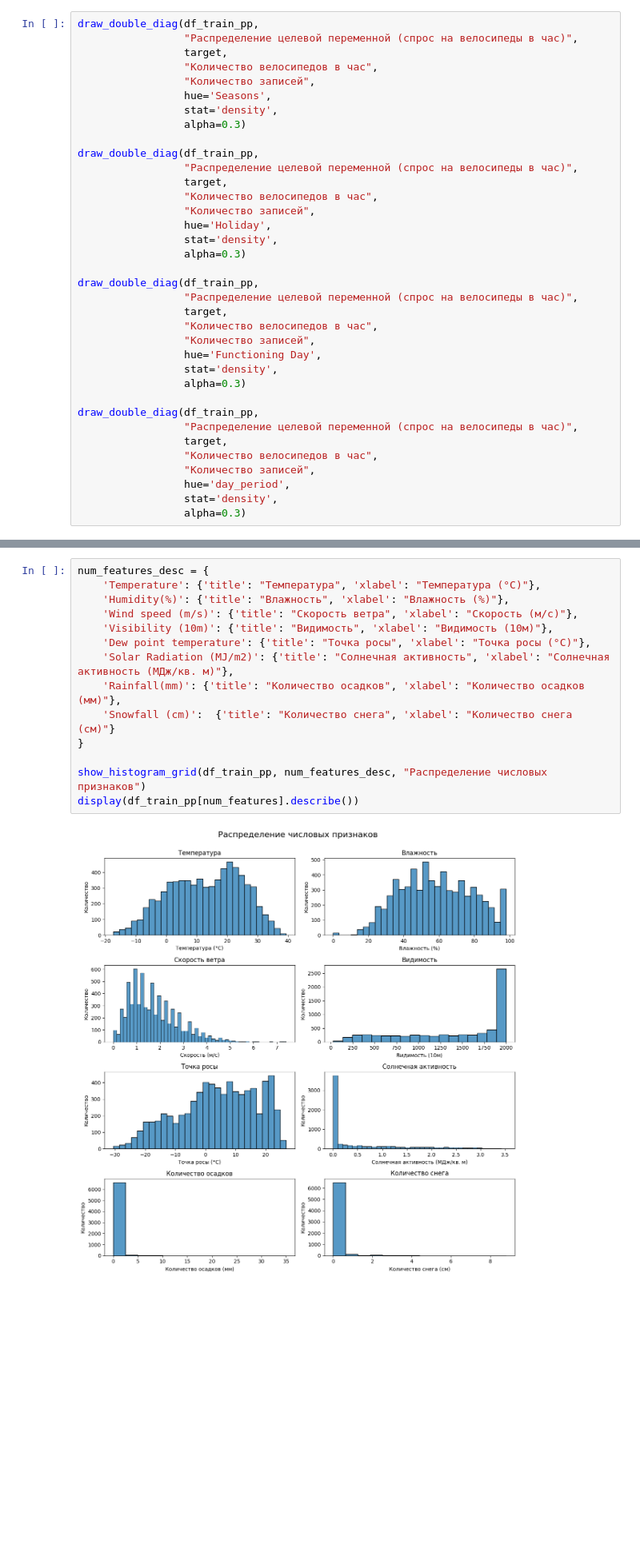
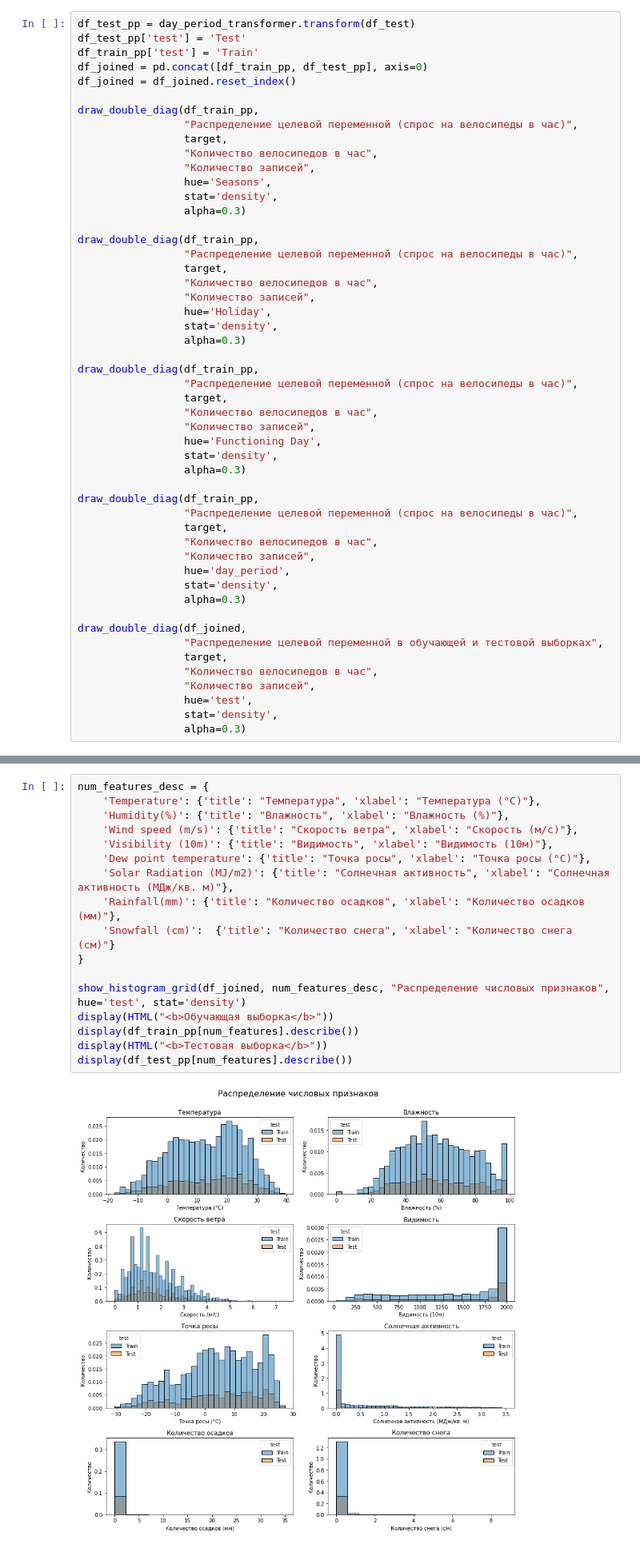
Before and after one commit to tvorogov-code/ds-yandex, a Jupyter notebook: notebooks/Проект спринта 14/ПрогнозСпросаBikeSouthНелинейныеМодели.ipynb, the cells around one changed output, grey strips where cells are left out. Shown at 80% size. Drawn from its saved outputs; the diff is of its cells as text; blank space fills up the shorter version.

```diff
--- a/notebooks/Проект спринта 14/ПрогнозСпросаBikeSouthНелинейныеМодели.ipynb
+++ b/notebooks/Проект спринта 14/ПрогнозСпросаBikeSouthНелинейныеМодели.ipynb
@@ -638,6 +979,12 @@ day_period
 # %% [markdown]
 - Исследуем распределение целевой переменной в зависимости от категориальных признаков:
 # %%
+df_test_pp = day_period_transformer.transform(df_test)
+df_test_pp['test'] = 'Test'
+df_train_pp['test'] = 'Train'
+df_joined = pd.concat([df_train_pp, df_test_pp], axis=0)
+df_joined = df_joined.reset_index()
+
 draw_double_diag(df_train_pp,
                  "Распределение целевой переменной (спрос на велосипеды в час)",
                  target,
@@ -673,4 +1020,13 @@ draw_double_diag(df_train_pp,
                  hue='day_period',
                  stat='density',
                  alpha=0.3)
+
+draw_double_diag(df_joined,
+                 "Распределение целевой переменной в обучающей и тестовой выборках",
+                 target,
+                 "Количество велосипедов в час",
+                 "Количество записей",
+                 hue='test',
+                 stat='density',
+                 alpha=0.3)
 # %% [output]
@@ -690,16 +1100,19 @@ draw_double_diag(df_train_pp,
 # %%
 num_features_desc = {
     'Temperature': {'title': "Температура", 'xlabel': "Температура (°C)"},
     'Humidity(%)': {'title': "Влажность", 'xlabel': "Влажность (%)"},
     'Wind speed (m/s)': {'title': "Скорость ветра", 'xlabel': "Скорость (м/с)"},
     'Visibility (10m)': {'title': "Видимость", 'xlabel': "Видимость (10м)"},
     'Dew point temperature': {'title': "Точка росы", 'xlabel': "Точка росы (°C)"},
     'Solar Radiation (MJ/m2)': {'title': "Солнечная активность", 'xlabel': "Солнечная активность (МДж/кв. м)"},
     'Rainfall(mm)': {'title': "Количество осадков", 'xlabel': "Количество осадков (мм)"},
     'Snowfall (cm)':  {'title': "Количество снега", 'xlabel': "Количество снега (см)"}
 }
 
-show_histogram_grid(df_train_pp, num_features_desc, "Распределение числовых признаков")
+show_histogram_grid(df_joined, num_features_desc, "Распределение числовых признаков", hue='test', stat='density')
+display(HTML("<b>Обучающая выборка</b>"))
 display(df_train_pp[num_features].describe())
+display(HTML("<b>Тестовая выборка</b>"))
+display(df_test_pp[num_features].describe())
 # %% [output]
-[figure, old version]
+[figure, new version]
```
Also changed, not shown: parts of 67 cells of this notebook, 1 other file.
